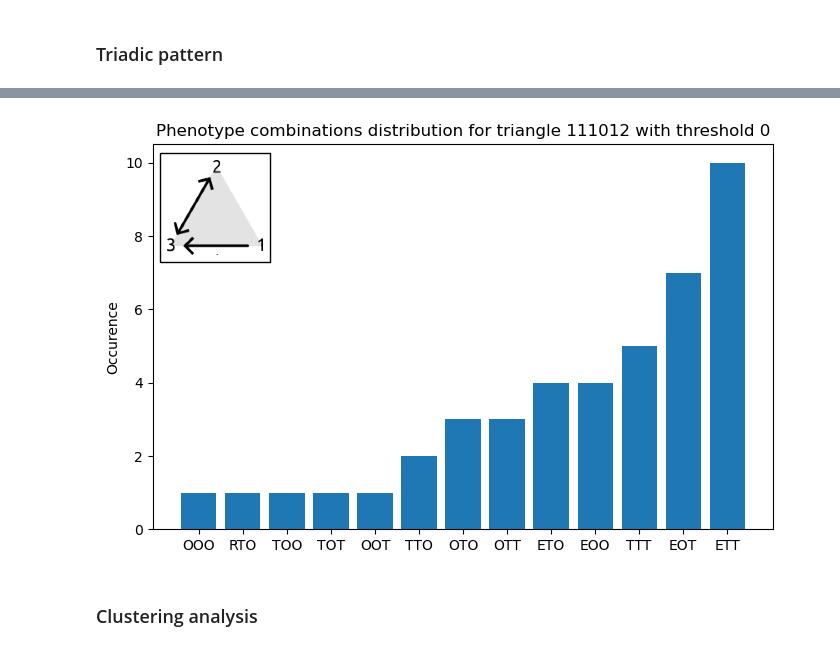
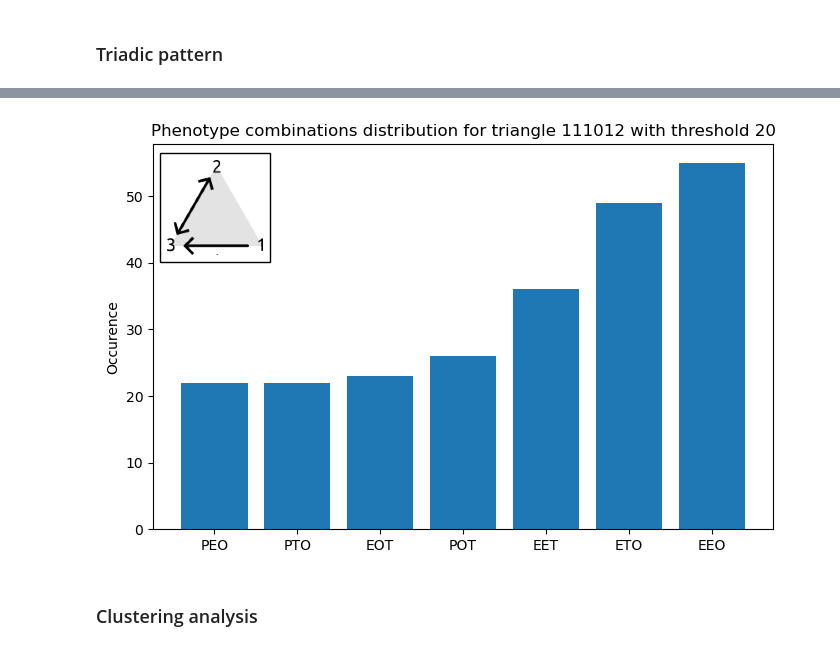
Before and after one commit to yuxuama/cooperation_emergence, a Jupyter notebook: notebooks/last_analysis.ipynb, the cells around one changed output, grey strips where cells are left out. Drawn from its saved outputs; the diff is of its cells as text; code cells hidden in the pictures.

```diff
--- a/notebooks/last_analysis.ipynb
+++ b/notebooks/last_analysis.ipynb
@@ -135,9 +152,9 @@ else:
 # %%
 ph_comb_dt = measure_triadic_pattern_phenotype_combination(l.astype(int), parameters, inter)
-plot_phenotype_combination_per_triangle("111012", ph_comb_dt, 0)
+plot_phenotype_combination_per_triangle("111012", ph_comb_dt, 20)
 plt.show()
 # %% [output]
-[figure, old version]
+[figure, new version]
 # %% [markdown]
 ### Clustering analysis
 # %%
```
Also changed, not shown: parts of 13 cells of this notebook, 2 other files.
